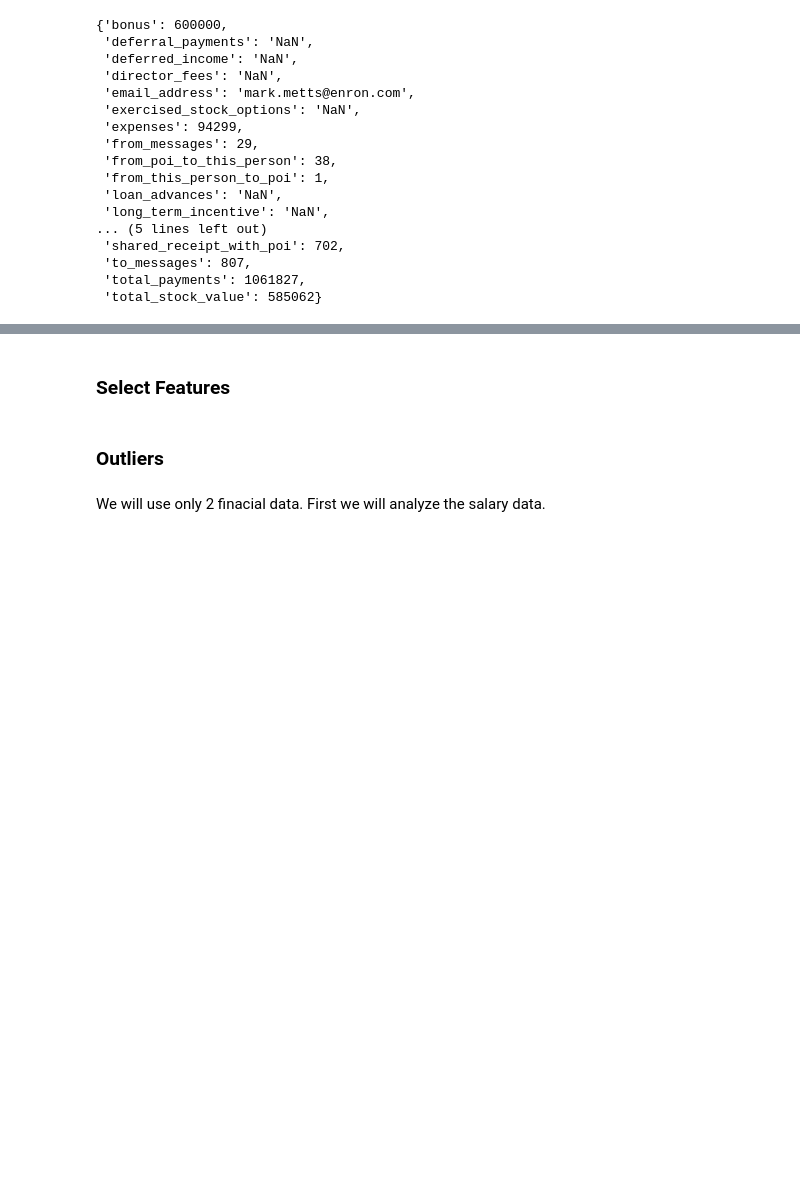
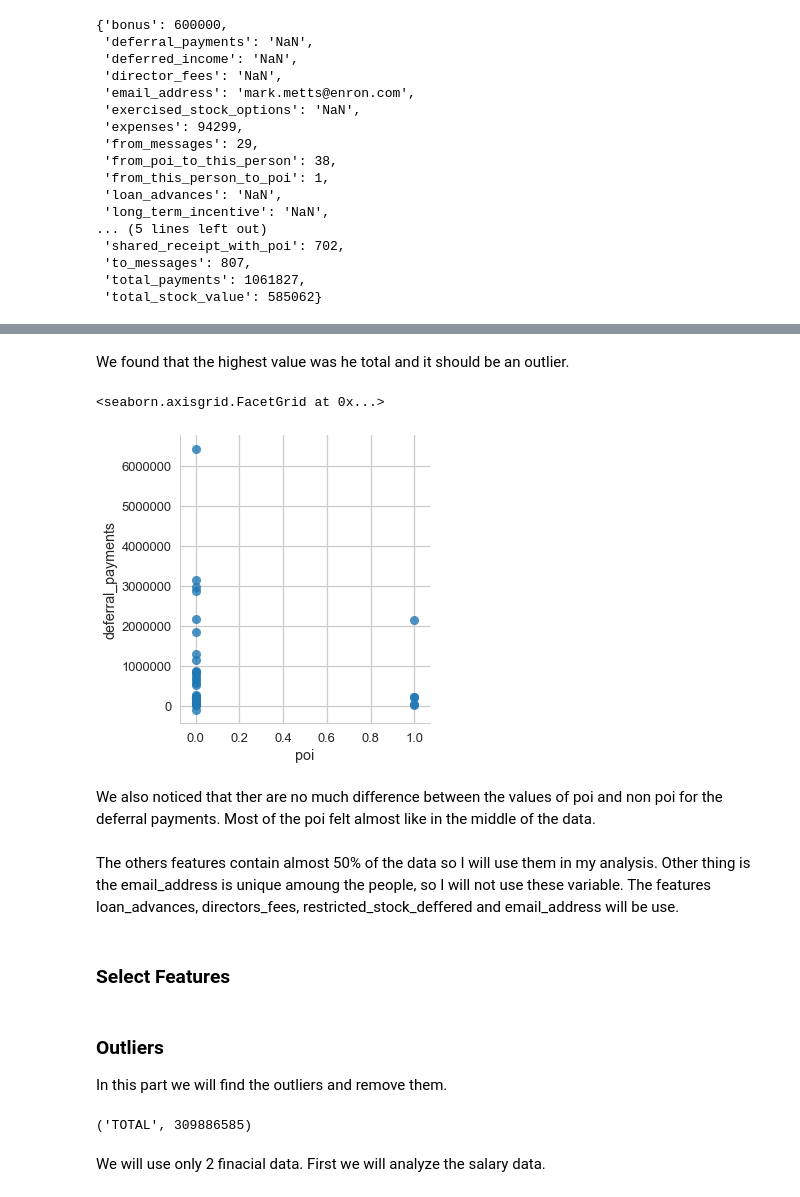
Before and after one commit to andre-yai/Udacity_MachineLearing, a Jupyter notebook: final_project/Identify Fraud from Eron Email.ipynb, the cells around one changed output, grey strips where cells are left out. Cells and saved outputs as stored; diff of their text form; code cells hidden in the pictures; blank space fills up the shorter version.

```diff
--- a/final_project/Identify Fraud from Eron Email.ipynb
+++ b/final_project/Identify Fraud from Eron Email.ipynb
@@ -160,3 +283,15 @@ From the Missing Values analyse above we get that we can use the following field
+# %% [markdown]
+We found that the highest value was he total and it should be an outlier.
+# %%
+sns.lmplot('poi','deferral_payments',data=deferral_payments_df[deferral_payments_df < 32083396],fit_reg=False)
+# %% [output]
+<seaborn.axisgrid.FacetGrid at 0x...>
+[figure, added]
+# %% [markdown]
+We also noticed that ther are no much difference between the values of poi and non poi for the deferral payments. Most of the poi felt almost like in the middle of the data.
+# %% [markdown]
+The others features contain almost 50% of the data so I will use them in my analysis. Other thing is the email_address is unique amoung the people, so I will not use these variable.
+The features loan_advances, directors_fees, restricted_stock_deffered and email_address will be use.
 # %% [markdown]
 ### Select Features
 # %%
@@ -177,3 +308 @@ features_list = [
 data = featureFormat(data_dict, features_list)
-# %% [markdown]
-### Outliers
@@ -188,3 +311,21 @@ from pprint import pprint
+# %% [markdown]
+### Outliers
+
+In this part we will find the outliers and remove them.
+# %%
+### Task 2: Remove outliers
+persons_name = ""
+most_money = 0
+
+for name in data_dict.keys():
+    person = data_dict[name]
+    if(data_dict[name]['total_payments'] != 'NaN' and data_dict[name]['total_payments'] > most_money):
+        persons_name = name;
+        most_money = data_dict[name]['total_payments'];
+
+print(persons_name, most_money);
+# %% [output]
+('TOTAL', 309886585)
 # %% [markdown]
 We will use only 2 finacial data. First we will analyze the salary data.
 # %%
```
Also changed, not shown: parts of 52 cells of this notebook, 3 other files.
